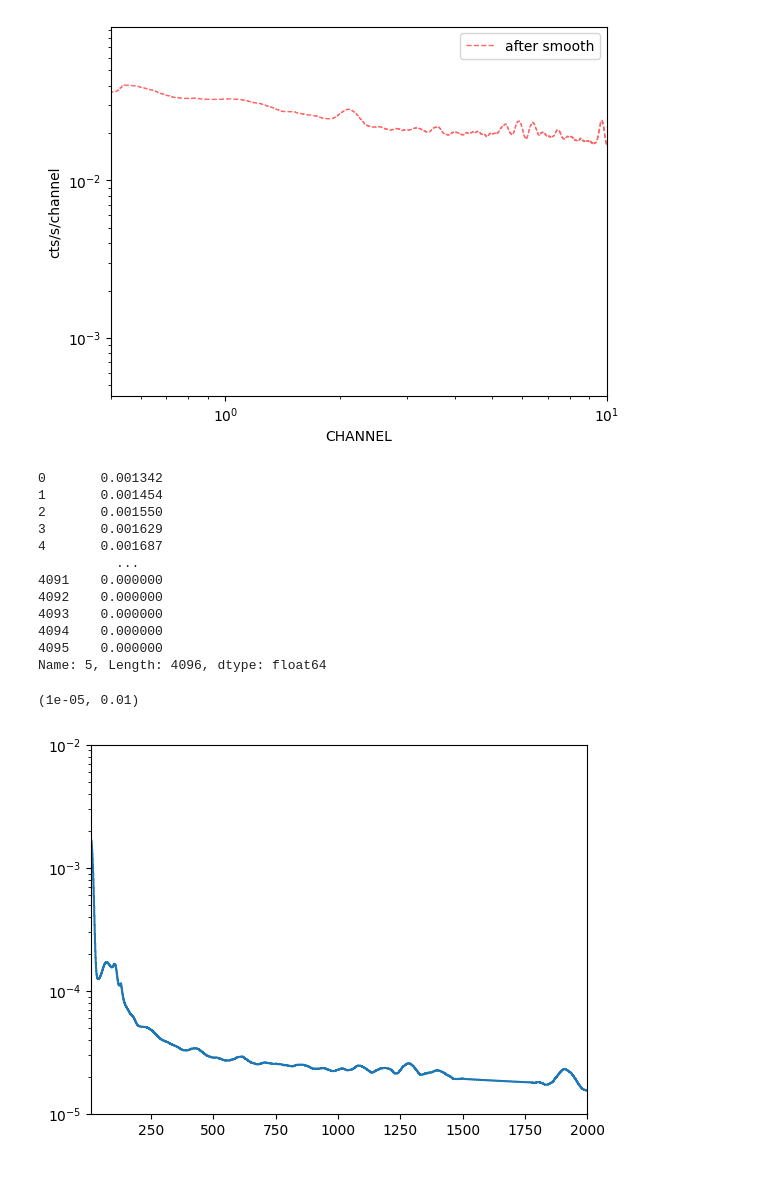
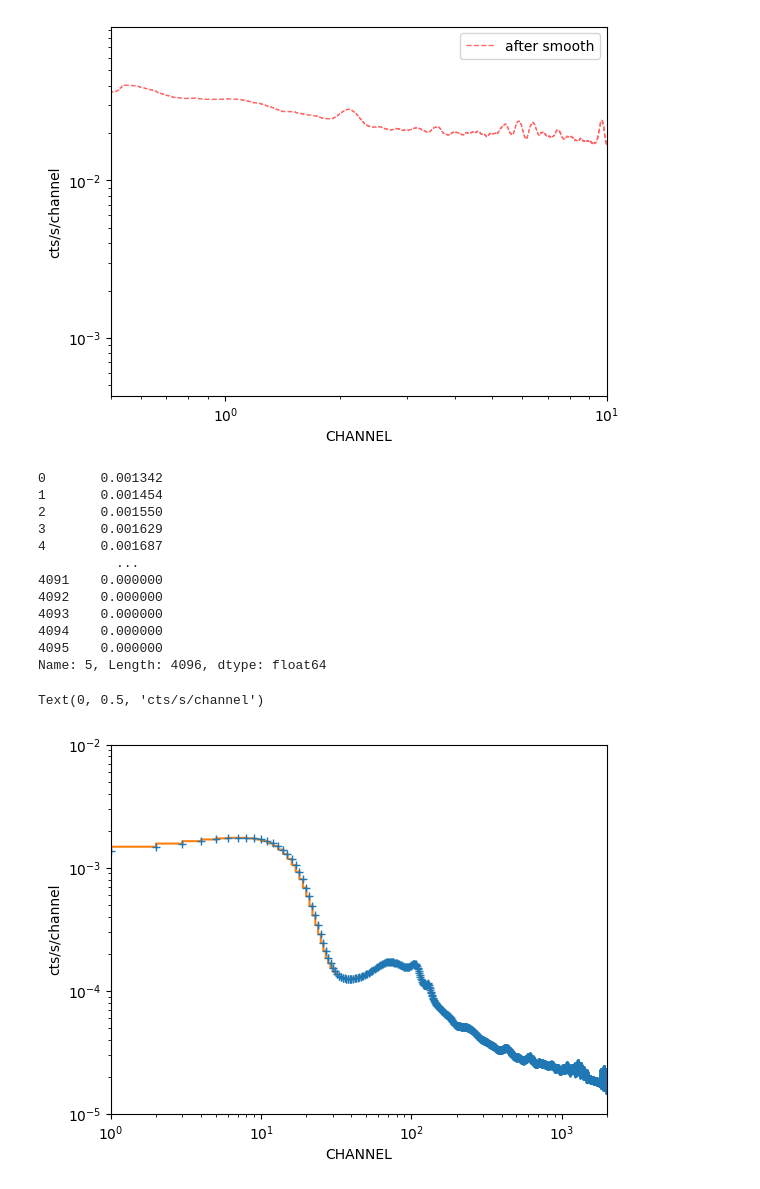
Before and after one commit to yanlingchen1/XGAP-ABUN, a Jupyter notebook: codes/verify_eckert/xspec-fitting-pipeline/bkg-atable-pipeline/plot_smoothed_qpb.ipynb, the cells around one changed output. Cells and saved outputs as stored; diff of their text form; code cells hidden in the pictures.

```diff
--- a/codes/verify_eckert/xspec-fitting-pipeline/bkg-atable-pipeline/plot_smoothed_qpb.ipynb
+++ b/codes/verify_eckert/xspec-fitting-pipeline/bkg-atable-pipeline/plot_smoothed_qpb.ipynb
@@ -42,30 +42,38 @@ plt.xlim(0.5,10)
 # %%
 import pandas as pd
 filepath = f'/Users/eusracenorth/Documents/work/XGAP-ABUN/data/ID3460/eckert/ID3460/0903892401/SDSSTG3460_bkg'
-dat_file = f'/Users/eusracenorth/Documents/work/XGAP-ABUN/data/ID3460/eckert/ID3460/0903892401/SDSSTG3460_bkg'
+dat_file = f'{filepath}/../SDSSTG3460_reg6/pnS003-allbkg-SDSSTG3460_reg6.pi'
+with fits.open(dat_file) as f:
+    dat_y = f[1].data['RATE']
+    dat_x = f[1].data['CHANNEL']
+    dat_yerr = f[1].data['STAT_ERR']
+
 mdl_file = f'{filepath}/../fit_231019/dats/atable_pnS003_reg6.qdp'
 mdl_df = pd.read_csv(mdl_file, skiprows=3, header=None, delim_whitespace=True)
 mdl_f = mdl_df.iloc[:, 4]
+plt.errorbar(dat_x, dat_y, yerr = dat_yerr, fmt = '+', linewidth = 1)
 plt.step(mdl_df.iloc[:, 0], mdl_df.iloc[:, 4])
 # plt.step(mdl_df.iloc[:, 0], mdl_df.iloc[:, 5])
 # plt.step(mdl_df.iloc[:, 0], mdl_df.iloc[:, 6])
-# plt.xscale('log')
+plt.xscale('log')
 plt.yscale('log')
-plt.xlim(10,2000)
+plt.xlim(1,2000)
 print(mdl_df.iloc[:, 5])
 plt.ylim(1e-5, 1e-2)
+plt.xlabel('CHANNEL')
+plt.ylabel('cts/s/channel')
 # %% [output]
 0       0.001342
 1       0.001454
 2       0.001550
 3       0.001629
 4       0.001687
           ...
 4091    0.000000
 4092    0.000000
 4093    0.000000
 4094    0.000000
 4095    0.000000
 Name: 5, Length: 4096, dtype: float64
-(1e-05, 0.01)
+Text(0, 0.5, 'cts/s/channel')
-[figure, old version]
+[figure, new version]
```
Also changed, not shown: 28 other files.
